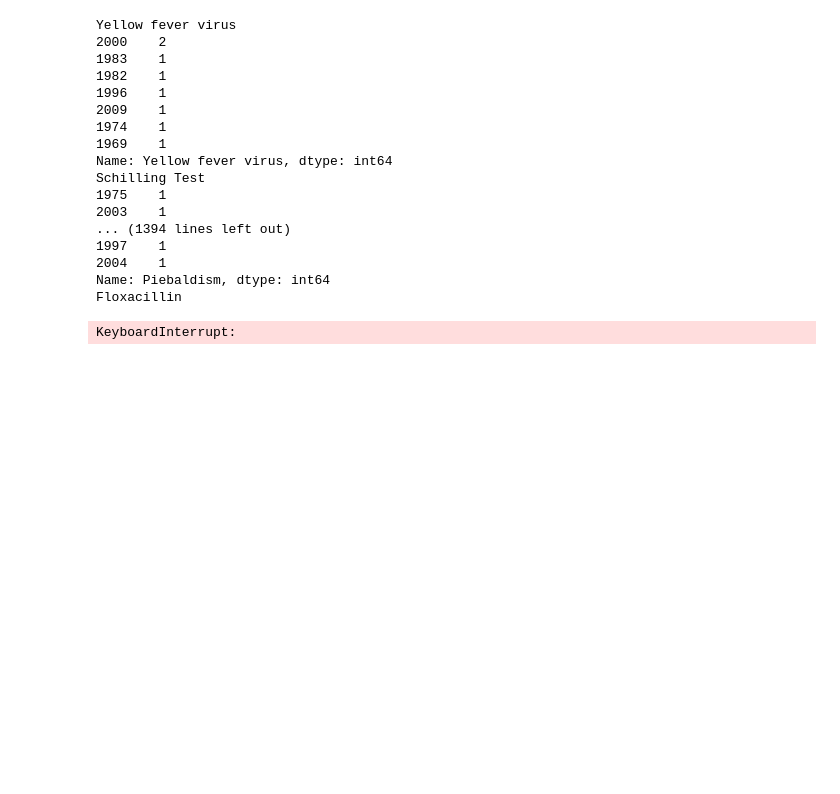
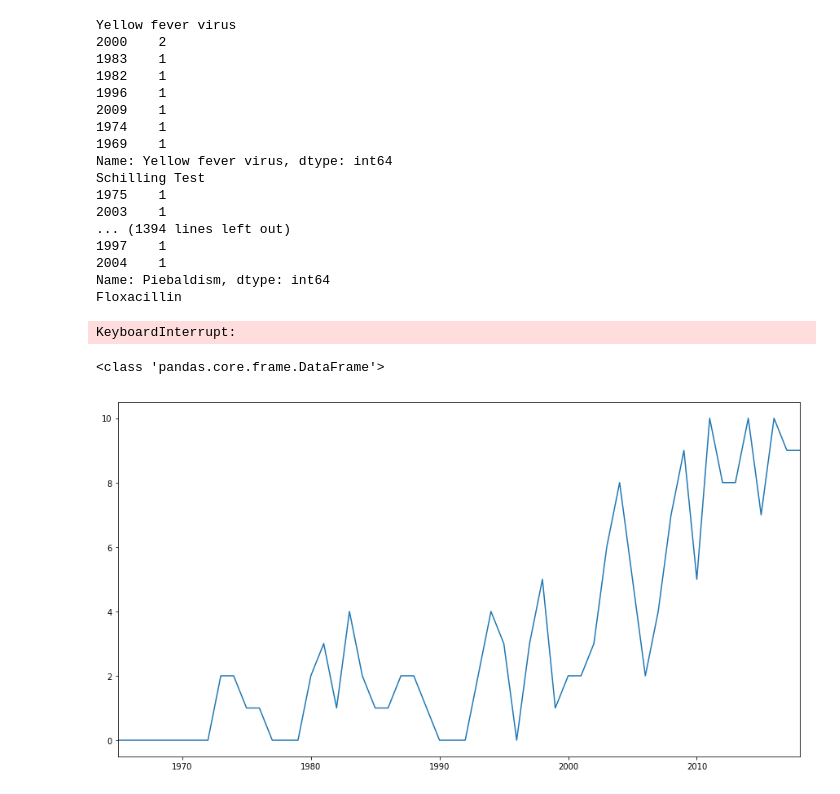
Before and after one commit to EuleeKwon/Graduate_Exam, a Jupyter notebook: counting.ipynb, the cells around one changed output. Drawn from its saved outputs; the diff is of its cells as text; code cells hidden in the pictures; blank space fills up the shorter version.

Commit message:
draw_graph

```diff
--- a/counting.ipynb
+++ b/counting.ipynb
@@ -89,3 +90,13 @@ Floxacillin
 KeyboardInterrupt:
 # %%
 sheet.to_excel('./saved_result/save_file.xlsx')
+# %%
+graph_data = pd.read_excel('./saved_result/graphing.xlsx')
+figure(num=None, figsize=(15, 8))
+print(type(graph_data))
+row = graph_data.iloc[83,1:] # first number is location
+row.plot()
+plt.savefig('./saved_result/graph.png')
+# %% [output]
+<class 'pandas.core.frame.DataFrame'>
+[figure, added]
```
Also changed, not shown: parts of 1 cell of this notebook.
